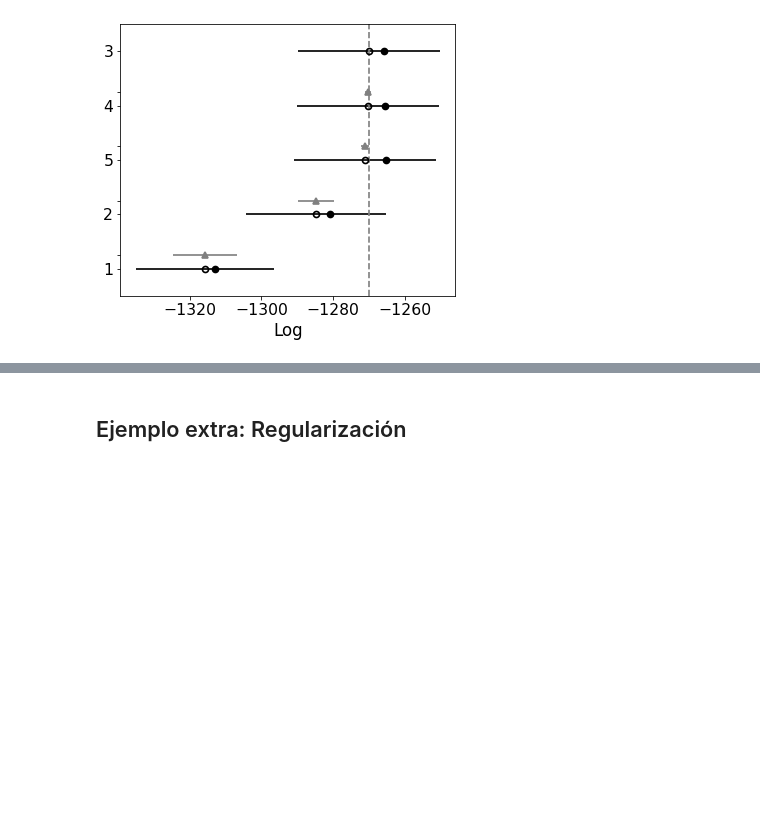
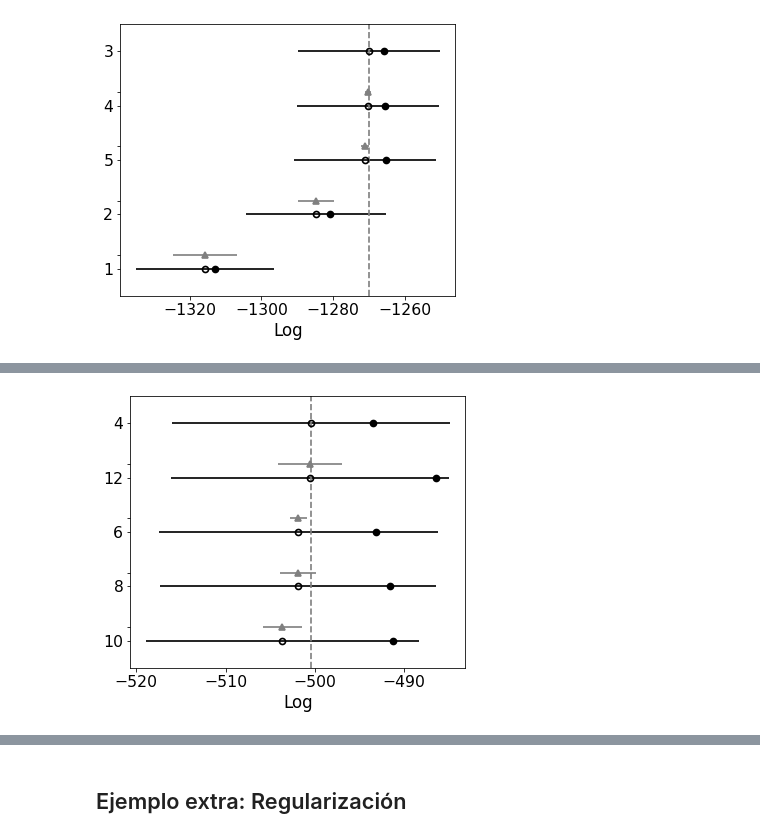
Before and after one commit to mbalbi/ciencia_de_datos, a Jupyter notebook: notebooks/practica_8.ipynb, the cells around one changed output, grey strips where cells are left out. Cells and saved outputs as stored; diff of their text form; code cells hidden in the pictures; blank space fills up the shorter version.

```diff
--- a/notebooks/practica_8.ipynb
+++ b/notebooks/practica_8.ipynb
@@ -1163,0 +1216,35 @@ az.plot_compare( az_comp_loo );
+# %%
+def create_spline_model( xtrain, ytrain, degree=3, knots=2 ):
+
+  # Armar matriz de diseño con splines
+  if isinstance(knots, int):
+    knot_list = np.quantile(a=xtrain, q=np.linspace(0, 1, knots))
+  else:
+    knot_list = knots
+
+  Nk = len(knot_list)
+  degree = 3
+  B = np.array([Bspline( xtrain, i, list(knot_list), degree) for i in range(Nk+degree-1)])
+
+  # Crear modelo en pymc
+  with pm.Model() as model:
+
+      a = pm.Normal(name="a", mu=0, sigma=2)
+      beta = pm.Normal(name="beta", mu=0, sigma=5, size=B.shape[0])
+      sigma = pm.Exponential(name="sigma", lam=1)
+
+      mu = pm.Deterministic("mu", a + pm.math.dot( B.T, beta ))
+
+      Y = pm.Normal("Y", mu=mu, sigma=sigma, observed=ytrain )
+
+  return model, knot_list
+# %%
+traces_ej5 = []
+nudos = [4,6,8,10,12]
+
+for j in nudos:
+    model_i, knot_list = create_spline_model( x, y, degree=3, knots=j )
+    trace_i = pm.sample( 3000, tune=2000, cores=2, model=model_i )
+
+    pm.sample_posterior_predictive( trace_i, extend_inferencedata=True, model=model_i )
+    traces_ej5 += [trace_i]
@@ -1163,0 +1266,4 @@ az.plot_compare( az_comp_loo );
+# %%
+model_comp = {str(nudos[i]):traces_ej5[i] for i in range(len(nudos))}
+az_comp_loo = az.compare( model_comp, ic='loo' )
+az_comp_loo
@@ -1163,0 +1277,4 @@ az.plot_compare( az_comp_loo );
+# %%
+az.plot_compare( az_comp_loo );
+# %% [output]
+[figure, added]
```
Also changed, not shown: parts of 11 cells of this notebook.
